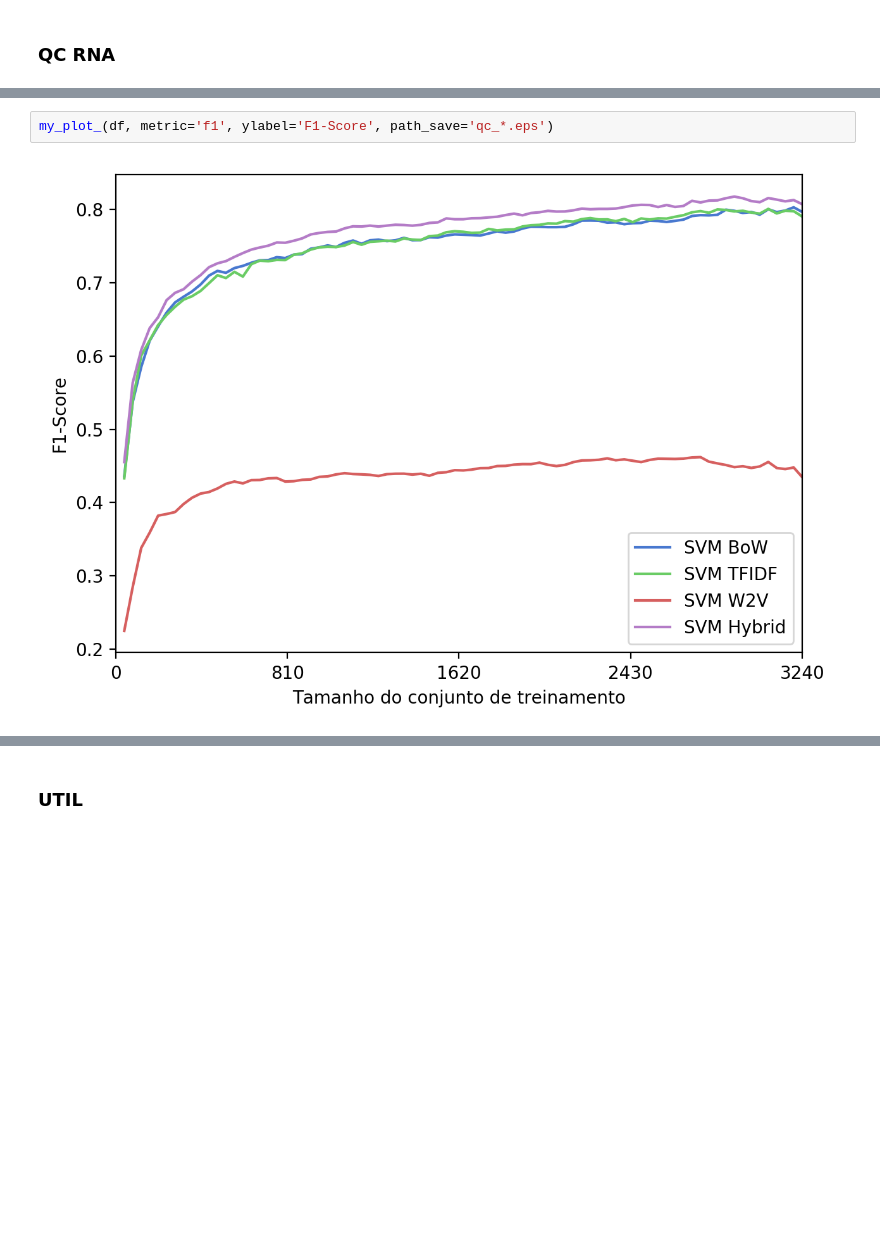
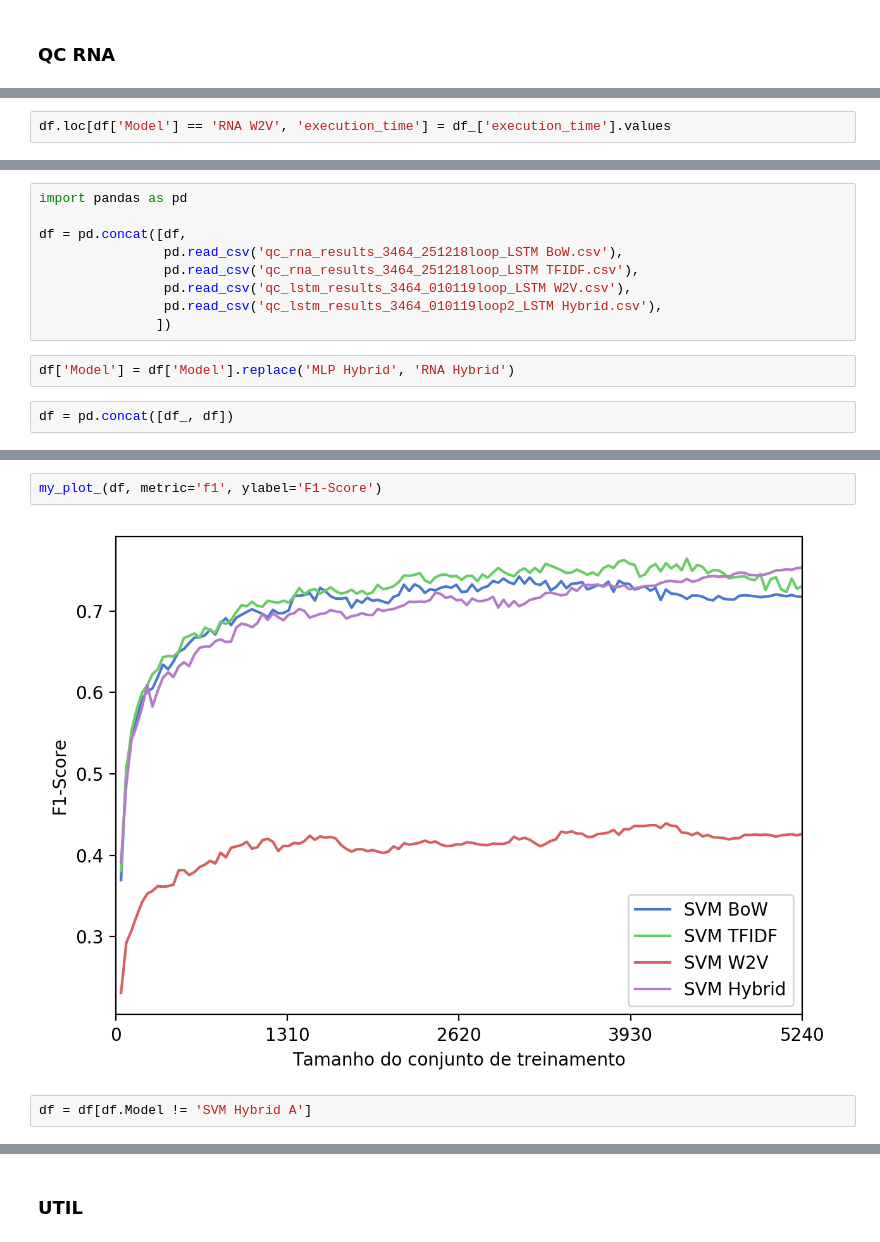
Before and after one commit to eduardogc8/qc-hybrid, a Jupyter notebook: plots.ipynb, the cells around one changed output, grey strips where cells are left out. Cells and saved outputs as stored; diff of their text form; blank space fills up the shorter version.

```diff
--- a/plots.ipynb
+++ b/plots.ipynb
@@ -16,0 +38,2 @@ df = pd.concat([pd.read_csv('qc_rna_results_3464_241218loop_MLP BoW.csv'),
+# %%
+df.loc[df['Model'] == 'RNA W2V', 'execution_time'] = df_['execution_time'].values
@@ -16,0 +42,13 @@ df = pd.concat([pd.read_csv('qc_rna_results_3464_241218loop_MLP BoW.csv'),
+# %%
+import pandas as pd
+
+df = pd.concat([df,
+                pd.read_csv('qc_rna_results_3464_251218loop_LSTM BoW.csv'),
+                pd.read_csv('qc_rna_results_3464_251218loop_LSTM TFIDF.csv'),
+                pd.read_csv('qc_lstm_results_3464_010119loop_LSTM W2V.csv'),
+                pd.read_csv('qc_lstm_results_3464_010119loop2_LSTM Hybrid.csv'),
+               ])
+# %%
+df['Model'] = df['Model'].replace('MLP Hybrid', 'RNA Hybrid')
+# %%
+df = pd.concat([df_, df])
@@ -44,6 +88,8 @@ def my_plot_(df, metric='f1', ylabel=None, path_save=None, save_format='eps'):
         plt.savefig(path_save, dpi=100, format=save_format)
     plt.show()
 # %%
-my_plot_(df, metric='f1', ylabel='F1-Score', path_save='qc_*.eps')
+my_plot_(df, metric='f1', ylabel='F1-Score')
 # %% [output]
-[figure, old version]
+[figure, new version]
+# %%
+df = df[df.Model != 'SVM Hybrid A']
```
Also changed, not shown: parts of 38 cells of this notebook, 58 other files.
